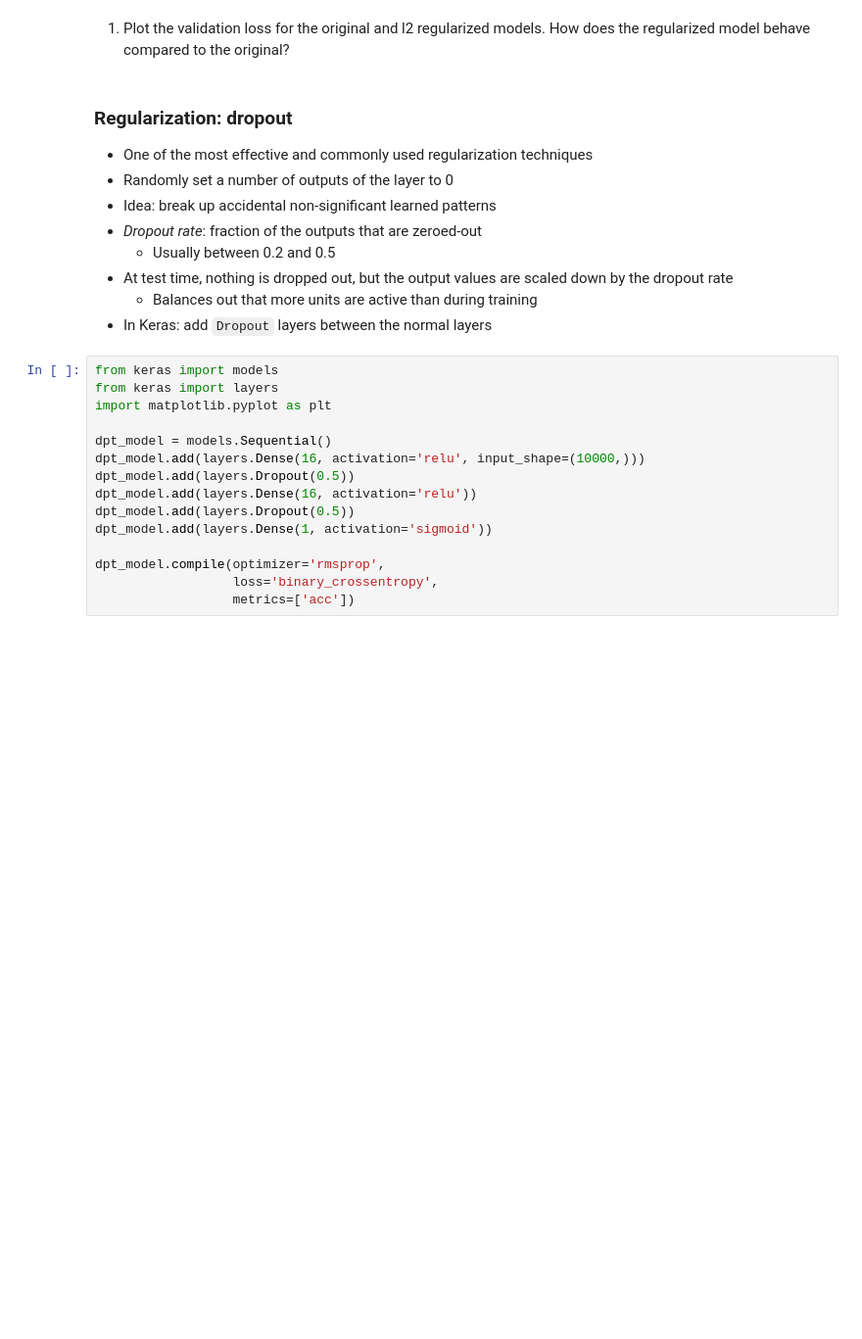
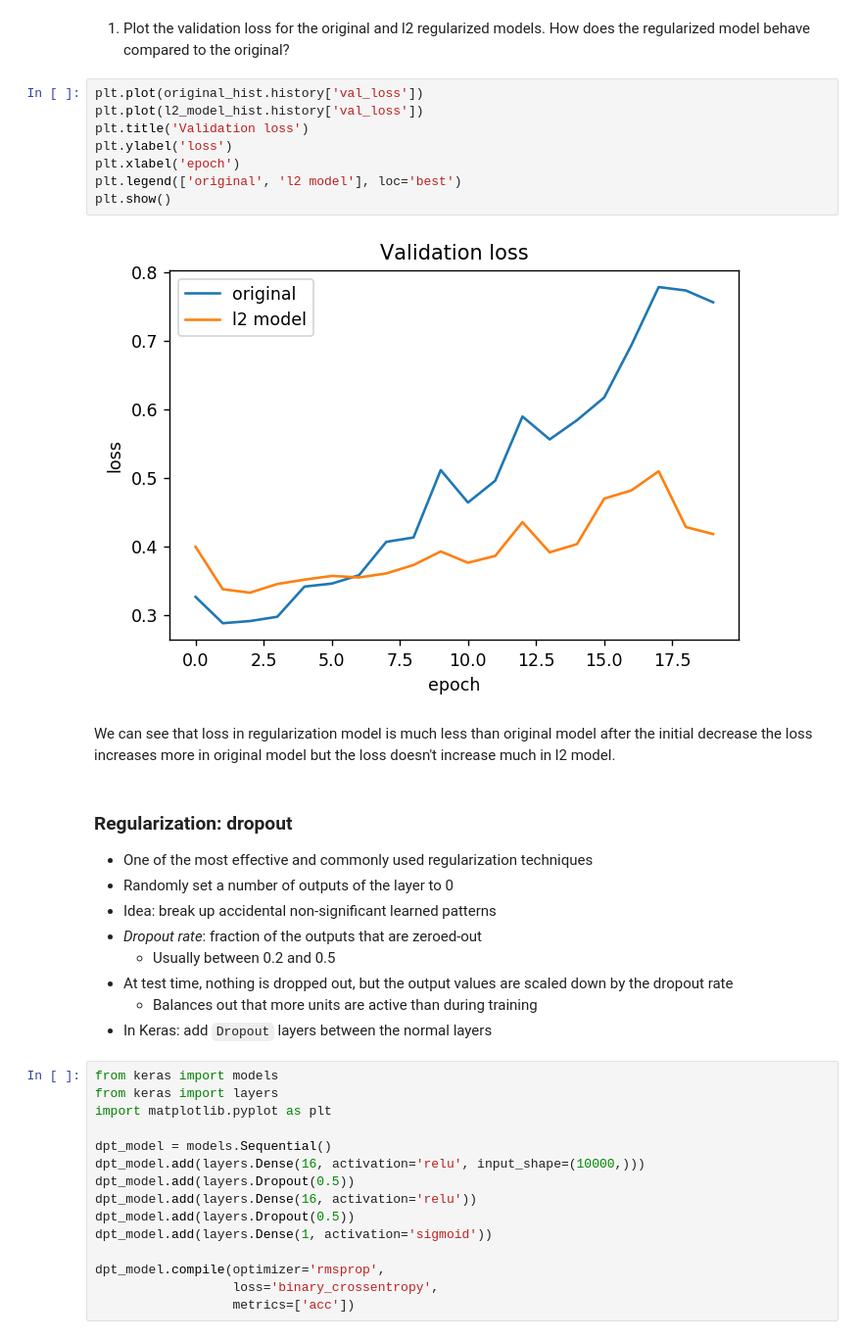
Before and after one commit to ChandraMaddikunta/Week-4-lab, a Jupyter notebook: Week_4_Lab_Neural_Networks_in_Practice.ipynb, the cells around one changed output. Shown at 98% size. Saved outputs shown, nothing was run; the diff lists cells and outputs as text; blank space fills up the shorter version.

```diff
--- a/Week_4_Lab_Neural_Networks_in_Practice.ipynb
+++ b/Week_4_Lab_Neural_Networks_in_Practice.ipynb
@@ -338,5 +515,17 @@ l2_model_hist = l2_model.fit(x_train, y_train,
 # %% [markdown]
 1. Plot the validation loss for the original and l2 regularized models. How does the regularized model behave compared to the original?
+# %%
+plt.plot(original_hist.history['val_loss'])
+plt.plot(l2_model_hist.history['val_loss'])
+plt.title('Validation loss')
+plt.ylabel('loss')
+plt.xlabel('epoch')
+plt.legend(['original', 'l2 model'], loc='best')
+plt.show()
+# %% [output]
+[figure, added]
+# %% [markdown]
+We can see that loss in regularization model is much less than original model after the initial decrease the loss increases more in original model but the loss doesn't increase much in l2 model.
 # %% [markdown]
 ### Regularization: dropout
 * One of the most effective and commonly used regularization techniques
```
Also changed, not shown: parts of 41 cells of this notebook.
